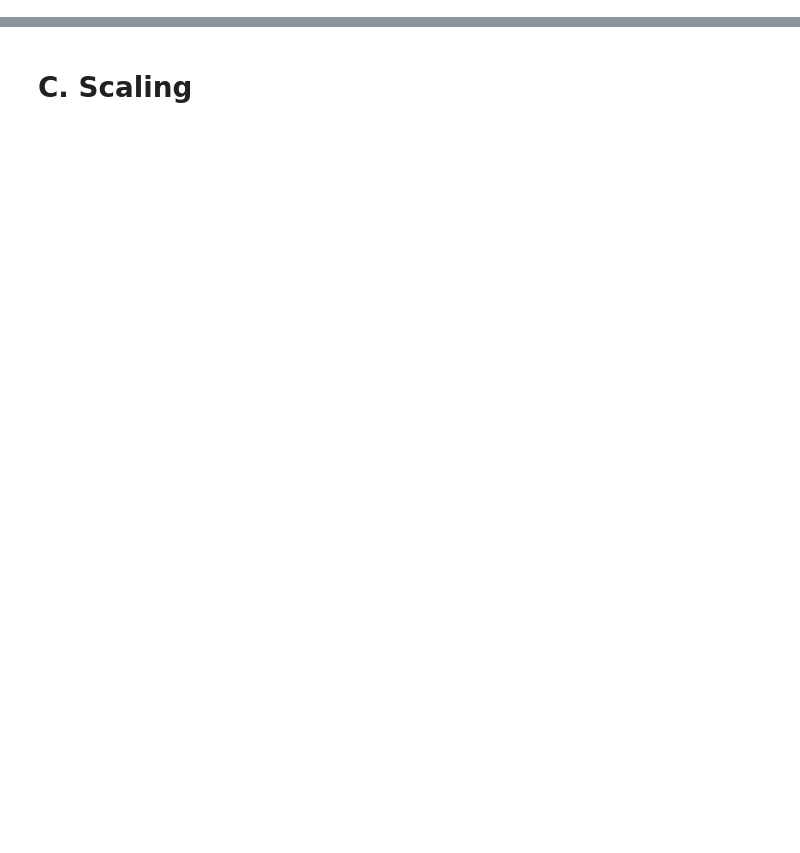
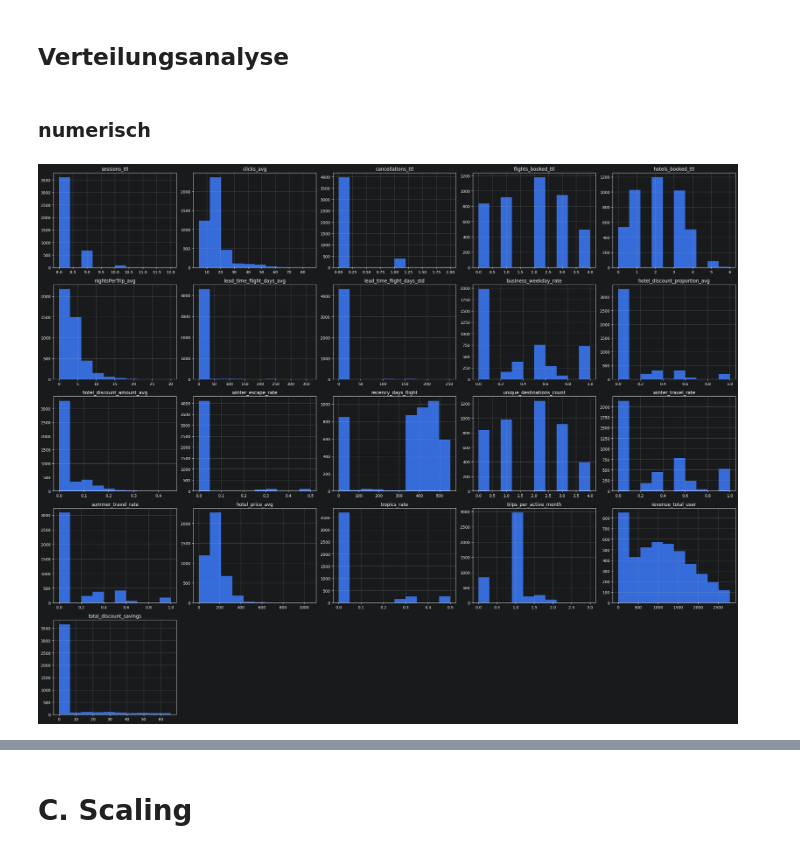
Before and after one commit to AwaTekoete/_MyMSIT_MasteryProject_Term7, a Jupyter notebook: 03_notebooks/STEP 4 - Kundensegmentierung MachineLearning.ipynb, the cells around one changed output, grey strips where cells are left out. Drawn from its saved outputs; the diff is of its cells as text; code cells hidden in the pictures; blank space fills up the shorter version.

```diff
--- a/03_notebooks/STEP 4 - Kundensegmentierung MachineLearning.ipynb
+++ b/03_notebooks/STEP 4 - Kundensegmentierung MachineLearning.ipynb
@@ -68,0 +128,4 @@ memory usage: 880.3 KB
+# %% [markdown]
+## Verteilungsanalyse
+# %% [markdown]
+### numerisch
@@ -68,0 +137,14 @@ memory usage: 880.3 KB
+# %%
+df = df_ml_features.copy()
+# %%
+# user_id aus der Analyse entfernen (aber im Original-DF behalten!)
+if "user_id" in df.columns:
+    df = df.drop(columns=["user_id"])
+# %%
+# 1. Histograms
+# -----------------------------
+df.hist(figsize=(25, 20))
+plt.tight_layout()
+plt.show()
+# %% [output]
+[figure, added]
```
Also changed, not shown: parts of 86 cells of this notebook, 8 other files.
